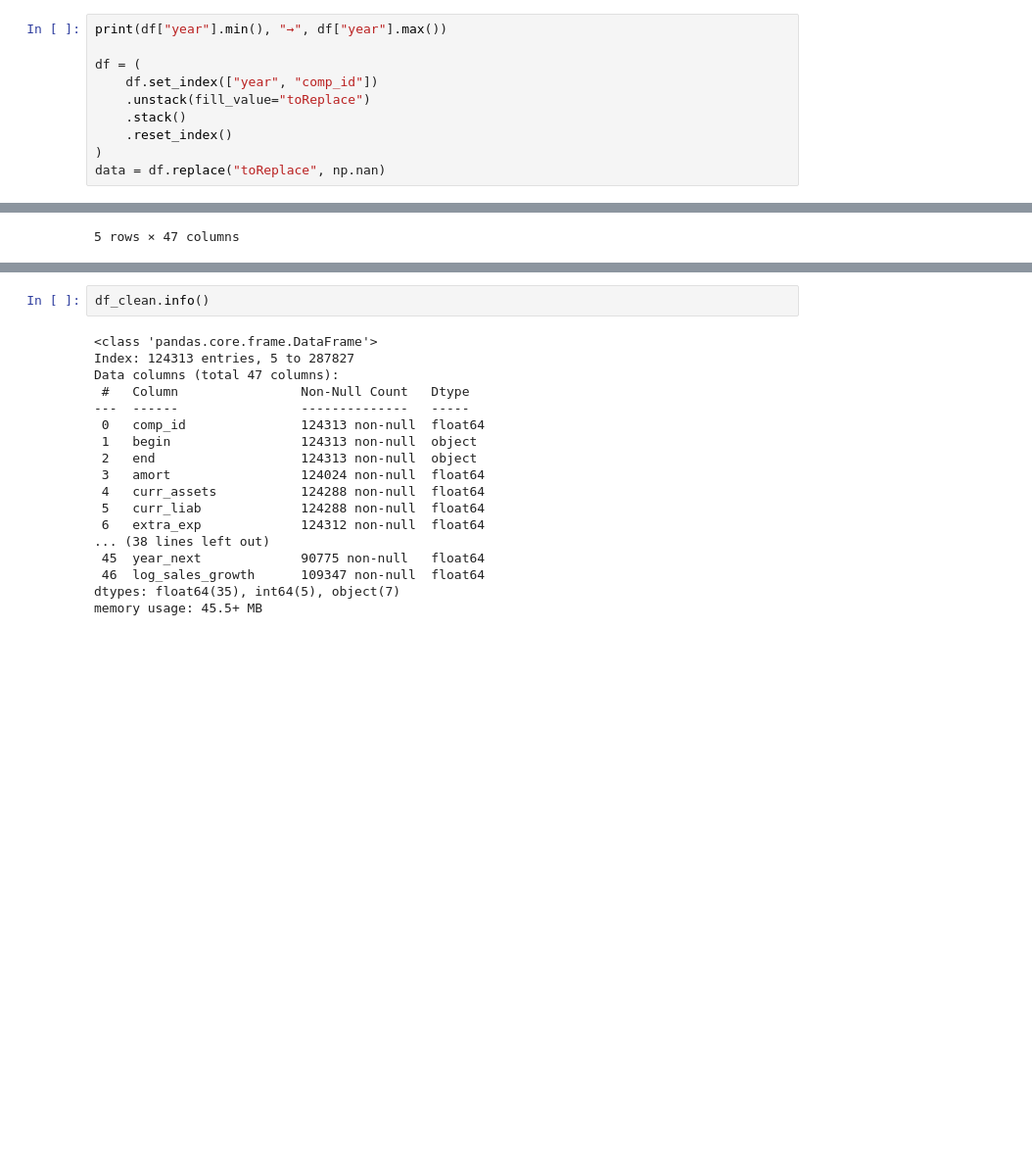
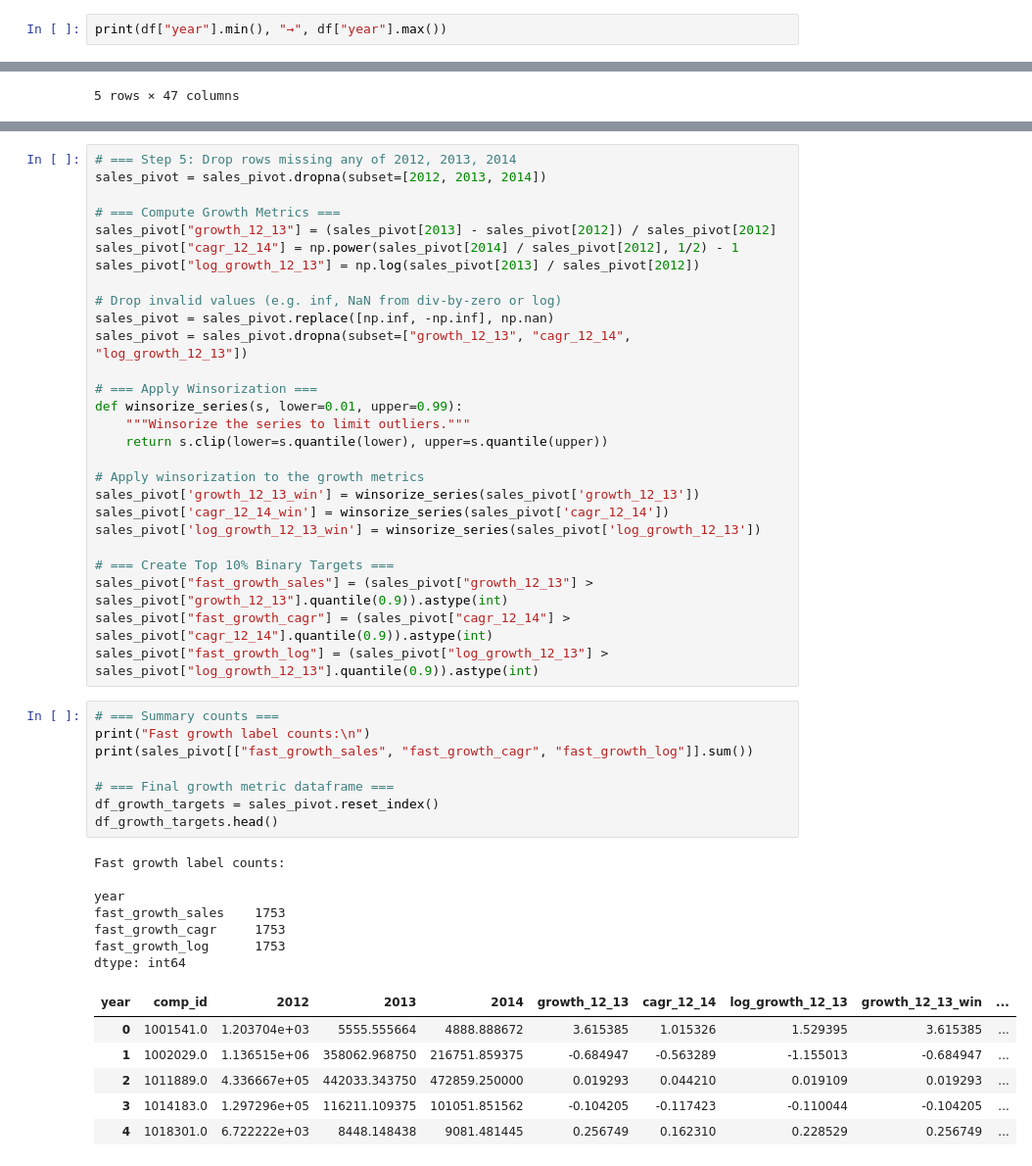
Before and after one commit to shirind76/Data_Analysis_3, a Jupyter notebook: A3/A3.ipynb, the cells around one changed output, grey strips where cells are left out. Shown: that part at 98% size. Drawn from its saved outputs; the diff is of its cells as text; blank space fills up the shorter version.

```diff
--- a/A3/A3.ipynb
+++ b/A3/A3.ipynb
@@ -79,14 +81,6 @@ memory usage: 105.4+ MB
 287829 rows × 48 columns
 # %%
 print(df["year"].min(), "→", df["year"].max())
-
-df = (
-    df.set_index(["year", "comp_id"])
-    .unstack(fill_value="toReplace")
-    .stack()
-    .reset_index()
-)
-data = df.replace("toReplace", np.nan)
 # %% [output]
 2005 → 2016
 # %%
@@ -310,20 +304,49 @@ memory usage: 3.0+ MB
-# %%
-df_clean.info()
-# %% [output]
-<class 'pandas.core.frame.DataFrame'>
-Index: 124313 entries, 5 to 287827
-Data columns (total 47 columns):
- #   Column                Non-Null Count   Dtype
----  ------                --------------   -----
- 0   comp_id               124313 non-null  float64
- 1   begin                 124313 non-null  object
- 2   end                   124313 non-null  object
- 3   amort                 124024 non-null  float64
- 4   curr_assets           124288 non-null  float64
- 5   curr_liab             124288 non-null  float64
- 6   extra_exp             124312 non-null  float64
-... (38 lines left out)
- 45  year_next             90775 non-null   float64
- 46  log_sales_growth      109347 non-null  float64
-dtypes: float64(35), int64(5), object(7)
-memory usage: 45.5+ MB
+# %%
+# === Step 5: Drop rows missing any of 2012, 2013, 2014
+sales_pivot = sales_pivot.dropna(subset=[2012, 2013, 2014])
+
+# === Compute Growth Metrics ===
+sales_pivot["growth_12_13"] = (sales_pivot[2013] - sales_pivot[2012]) / sales_pivot[2012]
+sales_pivot["cagr_12_14"] = np.power(sales_pivot[2014] / sales_pivot[2012], 1/2) - 1
+sales_pivot["log_growth_12_13"] = np.log(sales_pivot[2013] / sales_pivot[2012])
+
+# Drop invalid values (e.g. inf, NaN from div-by-zero or log)
+sales_pivot = sales_pivot.replace([np.inf, -np.inf], np.nan)
+sales_pivot = sales_pivot.dropna(subset=["growth_12_13", "cagr_12_14", "log_growth_12_13"])
+
+# === Apply Winsorization ===
+def winsorize_series(s, lower=0.01, upper=0.99):
+    """Winsorize the series to limit outliers."""
+    return s.clip(lower=s.quantile(lower), upper=s.quantile(upper))
+
+# Apply winsorization to the growth metrics
+sales_pivot['growth_12_13_win'] = winsorize_series(sales_pivot['growth_12_13'])
+sales_pivot['cagr_12_14_win'] = winsorize_series(sales_pivot['cagr_12_14'])
+sales_pivot['log_growth_12_13_win'] = winsorize_series(sales_pivot['log_growth_12_13'])
+
+# === Create Top 10% Binary Targets ===
+sales_pivot["fast_growth_sales"] = (sales_pivot["growth_12_13"] > sales_pivot["growth_12_13"].quantile(0.9)).astype(int)
+sales_pivot["fast_growth_cagr"] = (sales_pivot["cagr_12_14"] > sales_pivot["cagr_12_14"].quantile(0.9)).astype(int)
+sales_pivot["fast_growth_log"] = (sales_pivot["log_growth_12_13"] > sales_pivot["log_growth_12_13"].quantile(0.9)).astype(int)
+# %%
+# === Summary counts ===
+print("Fast growth label counts:\n")
+print(sales_pivot[["fast_growth_sales", "fast_growth_cagr", "fast_growth_log"]].sum())
+
+# === Final growth metric dataframe ===
+df_growth_targets = sales_pivot.reset_index()
+df_growth_targets.head()
+# %% [output]
+Fast growth label counts:
+
+year
+fast_growth_sales    1753
+fast_growth_cagr     1753
+fast_growth_log      1753
+dtype: int64
+| year | comp_id | 2012 | 2013 | 2014 | growth_12_13 | cagr_12_14 | log_growth_12_13 | growth_12_13_win | ... |
+| 0 | 1001541.0 | 1.203704e+03 | 5555.555664 | 4888.888672 | 3.615385 | 1.015326 | 1.529395 | 3.615385 | ... |
+| 1 | 1002029.0 | 1.136515e+06 | 358062.968750 | 216751.859375 | -0.684947 | -0.563289 | -1.155013 | -0.684947 | ... |
+| 2 | 1011889.0 | 4.336667e+05 | 442033.343750 | 472859.250000 | 0.019293 | 0.044210 | 0.019109 | 0.019293 | ... |
+| 3 | 1014183.0 | 1.297296e+05 | 116211.109375 | 101051.851562 | -0.104205 | -0.117423 | -0.110044 | -0.104205 | ... |
+| 4 | 1018301.0 | 6.722222e+03 | 8448.148438 | 9081.481445 | 0.256749 | 0.162310 | 0.228529 | 0.256749 | ... |
```
Also changed, not shown: parts of 19 cells of this notebook.
